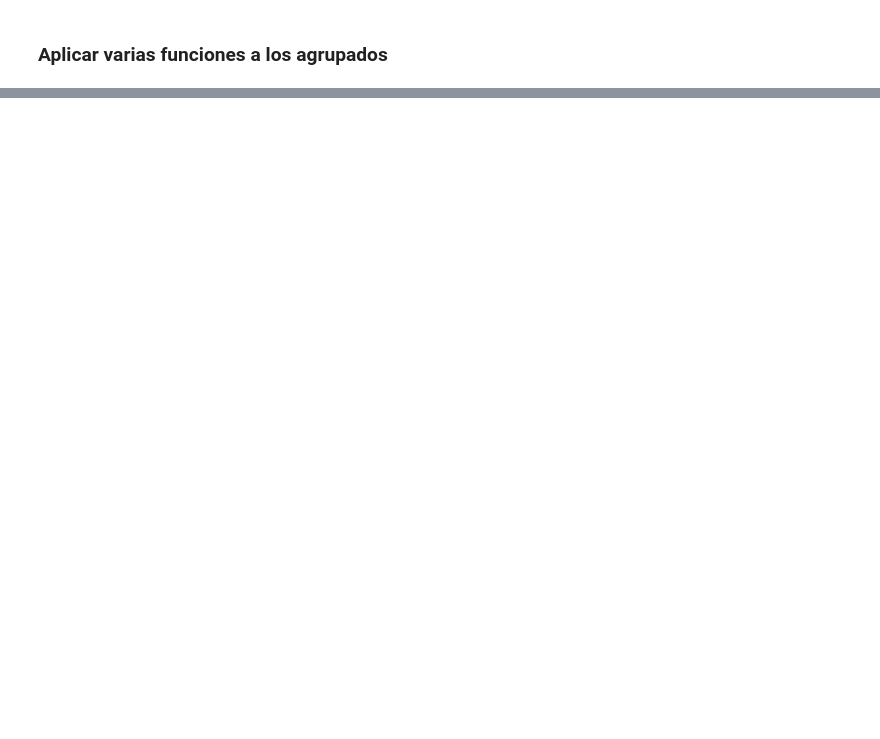
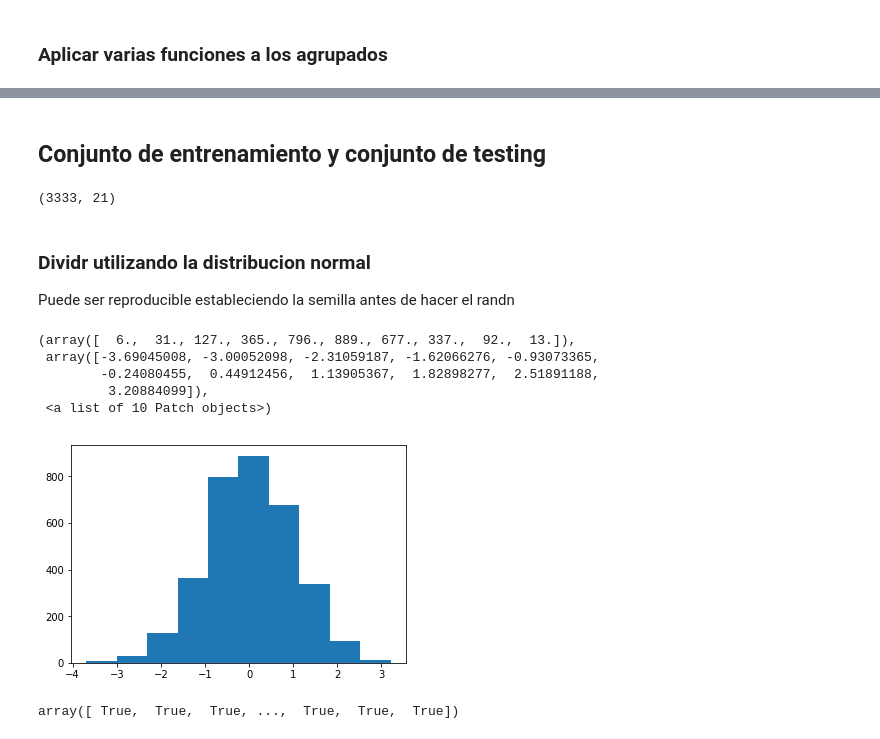
Before and after one commit to antoniosam/ml, a Jupyter notebook: notebooks/T2 - 3 - Data Cleaning - Agrupación de datos.ipynb, the cells around one changed output, grey strips where cells are left out. Cells and saved outputs as stored; diff of their text form; code cells hidden in the pictures; blank space fills up the shorter version.

```diff
--- a/notebooks/T2 - 3 - Data Cleaning - Agrupación de datos.ipynb
+++ b/notebooks/T2 - 3 - Data Cleaning - Agrupación de datos.ipynb
@@ -288,0 +442,22 @@ double_group.aggregate([lambda x : np.mean(x)/ np.std(x)])
+# %% [markdown]
+## Conjunto de entrenamiento y conjunto de testing
+# %%
+data = pd.read_csv("../datasets/customer-churn-model/Customer Churn Model.txt")
+# %%
+data.shape
+# %% [output]
+(3333, 21)
+# %% [markdown]
+### Dividr utilizando la distribucion normal
+Puede ser reproducible estableciendo la semilla antes de hacer el randn
+# %%
+a = np.random.randn(len(data))
+# %%
+plt.hist(a)
+# %% [output]
+(array([  6.,  31., 127., 365., 796., 889., 677., 337.,  92.,  13.]),
+ array([-3.69045008, -3.00052098, -2.31059187, -1.62066276, -0.93073365,
+        -0.24080455,  0.44912456,  1.13905367,  1.82898277,  2.51891188,
+         3.20884099]),
+ <a list of 10 Patch objects>)
+[figure, added]
@@ -288,0 +466,4 @@ double_group.aggregate([lambda x : np.mean(x)/ np.std(x)])
+# %%
+check
+# %% [output]
+array([ True,  True,  True, ...,  True,  True,  True])
```
Also changed, not shown: parts of 57 cells of this notebook.
